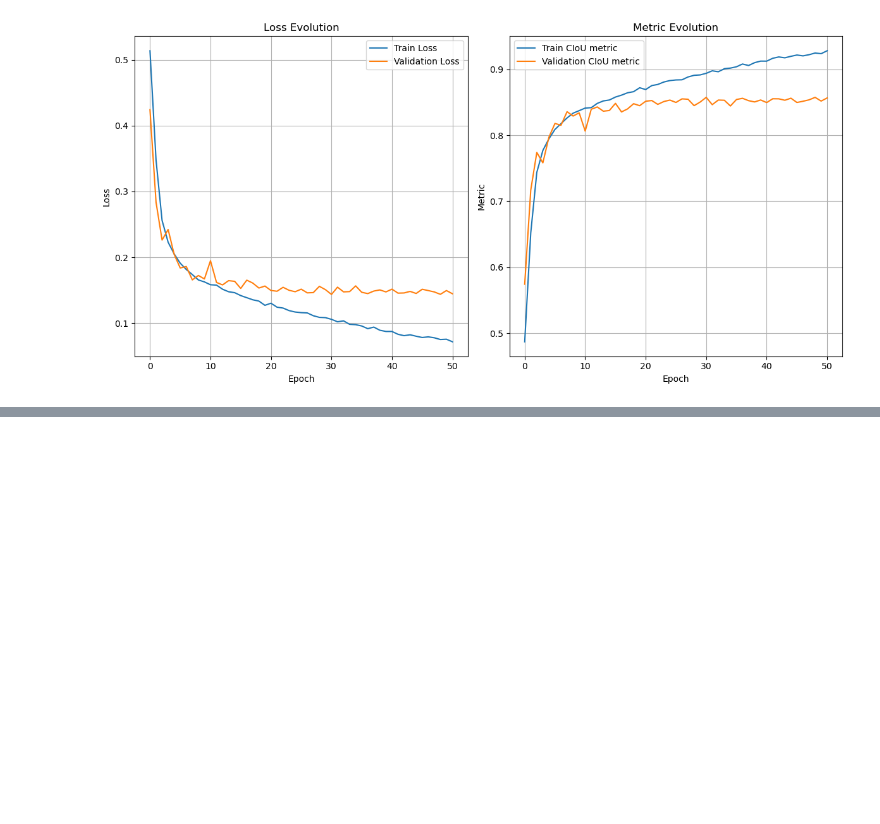
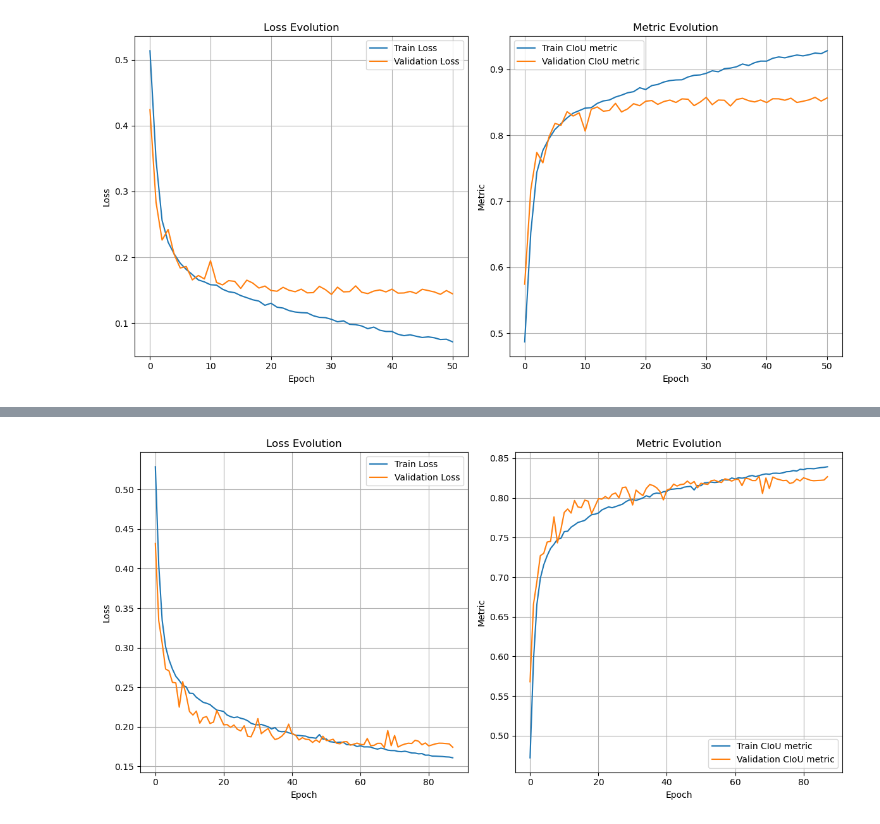
Before and after one commit to mmalek06/praca_inz_nn, a Jupyter notebook: roi_detection.ipynb, the cells around one changed output, grey strips where cells are left out. Cells and saved outputs as stored; diff of their text form; code cells hidden in the pictures; blank space fills up the shorter version.

```diff
--- a/roi_detection.ipynb
+++ b/roi_detection.ipynb
@@ -289,4 +330,8 @@ def get_deeper_model(loss: Callable, metric: Callable) -> keras.Model:
 
     return model
 # %%
-history2 = run_model(get_deeper_model, f'roi_detection_iou_9', ciou_loss, ciou_metric)
+history4 = run_model(get_branched_model3, f'roi_detection_iou_19', ciou_loss, ciou_metric, 10)
+# %%
+plot_history(history4)
+# %% [output]
+[figure, added]
```
Also changed, not shown: parts of 20 cells of this notebook.
